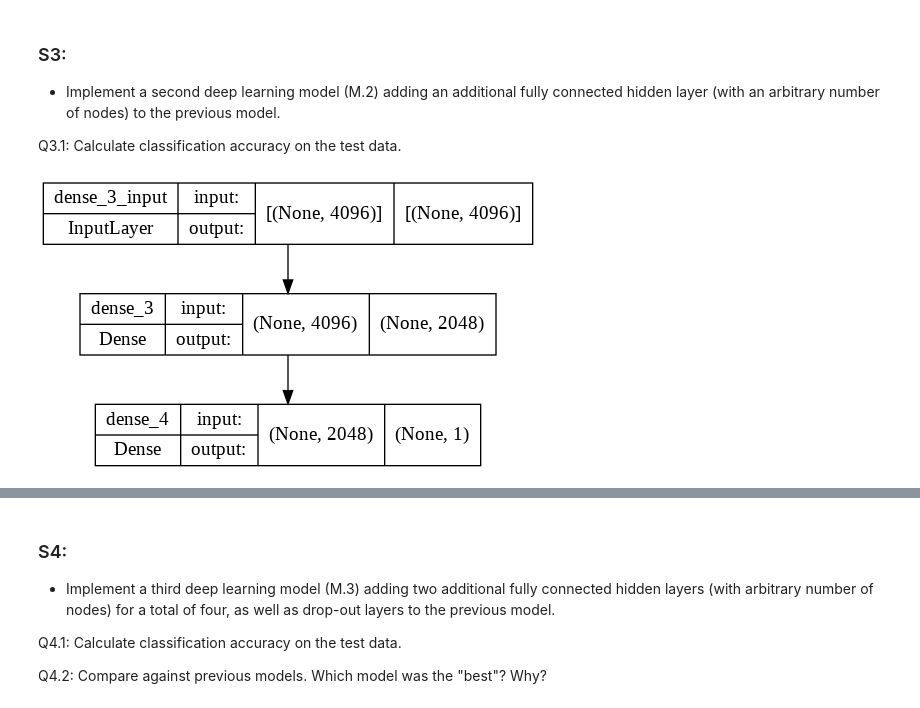
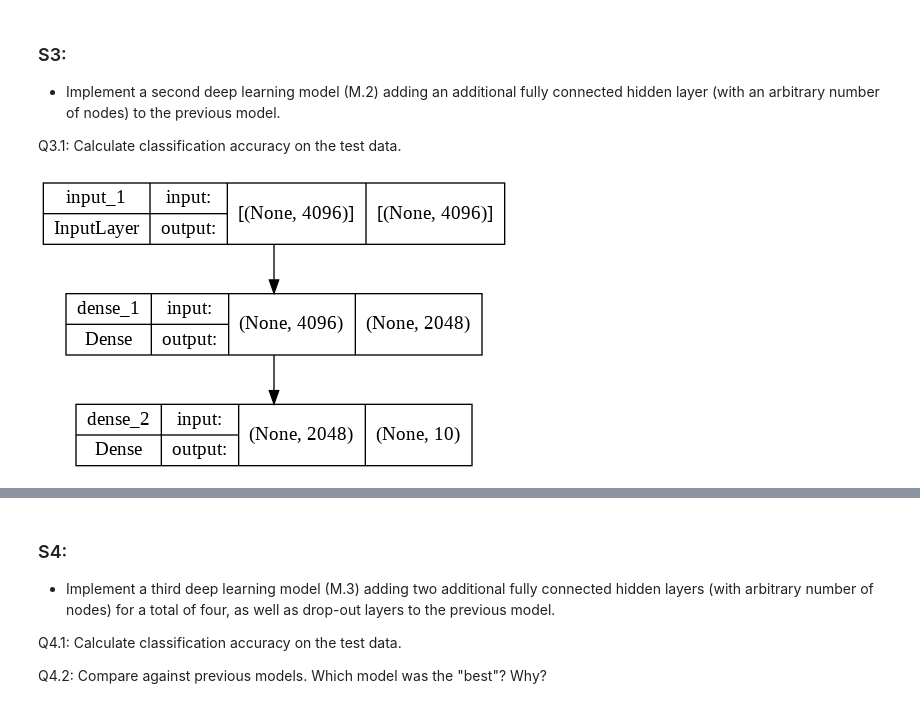
Before and after one commit to johnatawnclementawn/RemoteSensing_650_HW, a Jupyter notebook: HW4/Clementi_HW4.ipynb, the cells around one changed output, grey strips where cells are left out. Cells and saved outputs as stored; diff of their text form; code cells hidden in the pictures.

```diff
--- a/HW4/Clementi_HW4.ipynb
+++ b/HW4/Clementi_HW4.ipynb
@@ -229,12 +210,13 @@ Test accuracy: 0.09251851588487625
 Q3.1: Calculate classification accuracy on the test data.
 # %%
 m2 = Sequential()
-m2.add(Dense(2048, input_shape=(4096,), activation='relu'))
-m2.add(Dense(1, activation='softmax'))
+m2.add(Input(shape = (4096,)))
+m2.add(Dense(2048, activation='relu'))
+m2.add(Dense(10, activation='softmax'))
 
 plot_model(m2, show_shapes=True, show_layer_names=True)
 # %% [output]
-[figure, old version]
+[figure, new version]
 # %%
 ## Compile the model
 m2.compile(loss='categorical_crossentropy', optimizer=opt, metrics=['accuracy'])
```
Also changed, not shown: parts of 20 cells of this notebook.
